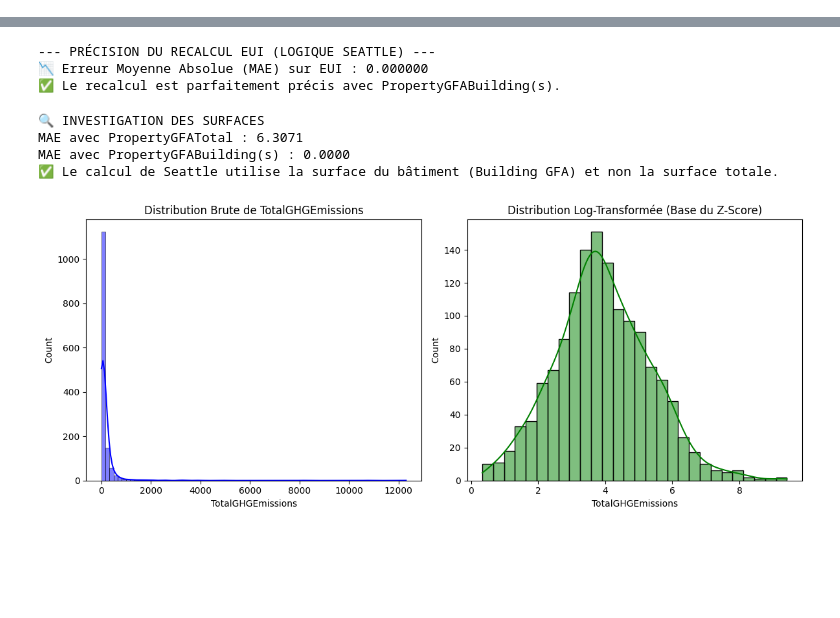
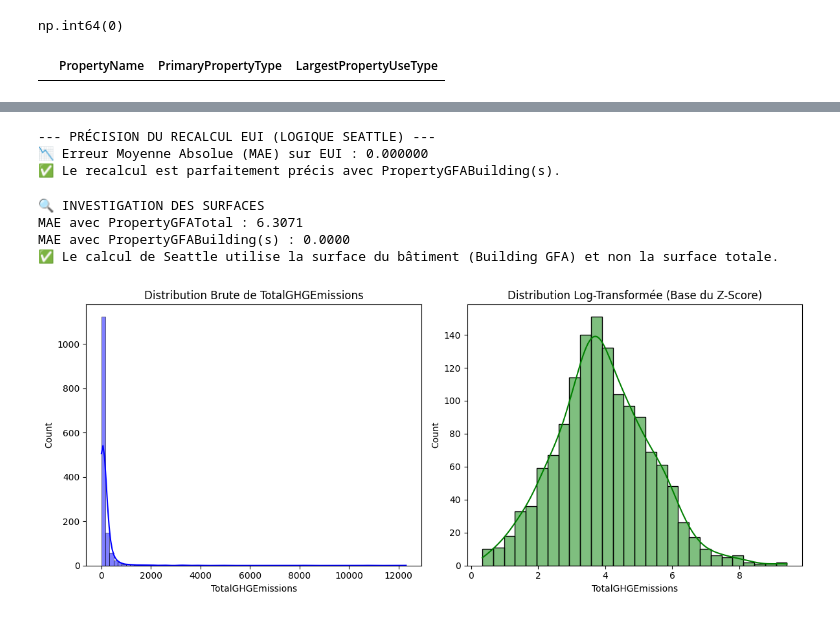
Before and after one commit to Ben10-som/ML-prediction-CO2, a Jupyter notebook: notebooks/01_test_clean_pipeline.ipynb, the cells around one changed output, grey strips where cells are left out. Cells and saved outputs as stored; diff of their text form; code cells hidden in the pictures; blank space fills up the shorter version.

```diff
--- a/notebooks/01_test_clean_pipeline.ipynb
+++ b/notebooks/01_test_clean_pipeline.ipynb
@@ -31,3 +51,17 @@ df_cleaned.shape
+# %%
+# Check missing values in the 'PrimaryPropertyType' column
+df_raw['PrimaryPropertyType'].isna().sum()
+# %% [output]
+np.int64(0)
+# %%
+# Sélection des lignes avec LargestPropertyUseType manquant
+missing_rows = df_cleaned[df_cleaned['LargestPropertyUseType'].isna()]
+
+# Afficher seulement certaines colonnes utiles
+cols_to_show = ['PropertyName', 'PrimaryPropertyType', 'LargestPropertyUseType']
+missing_rows[cols_to_show].head()
+# %% [output]
+|  | PropertyName | PrimaryPropertyType | LargestPropertyUseType |
 # %%
 import seaborn as sns
 import matplotlib.pyplot as plt
```
Also changed, not shown: parts of 8 cells of this notebook, 9 other files.
